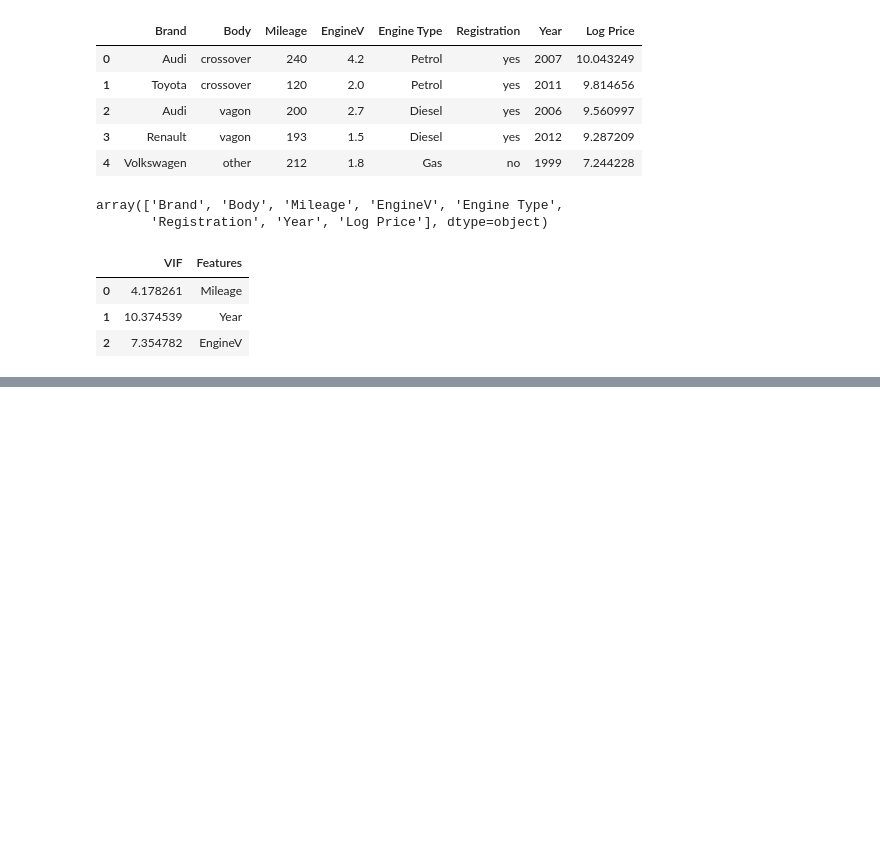
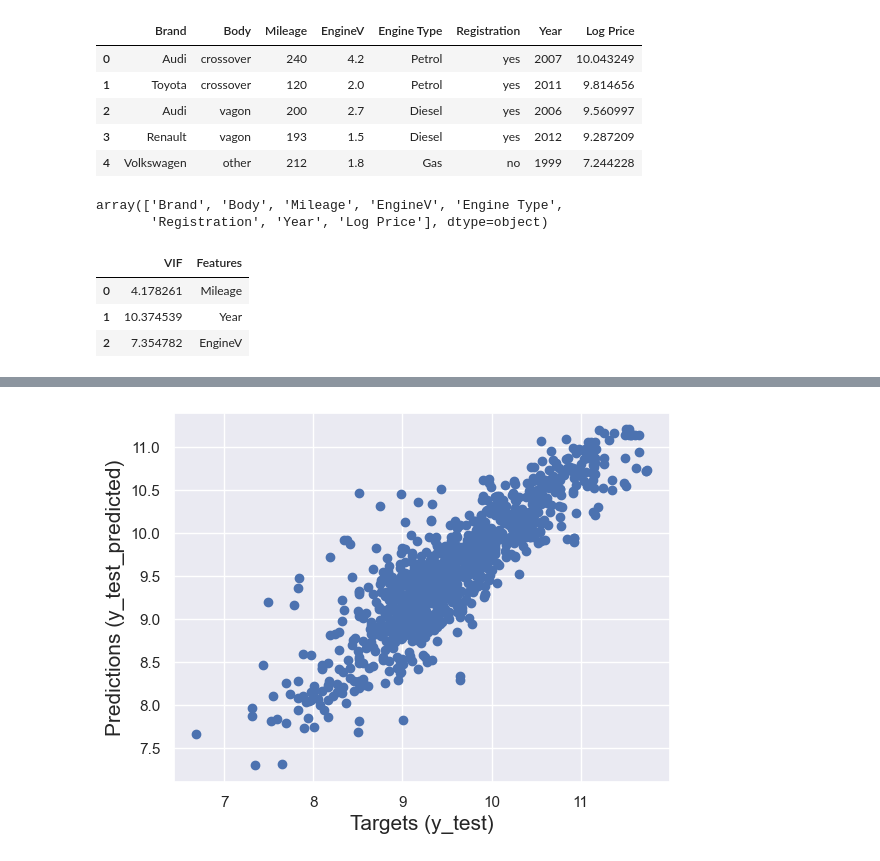
Before and after one commit to psalmskalu/data_science_class_with_smyle, a Jupyter notebook: exercise class/car_prices.ipynb, the cells around one changed output, grey strips where cells are left out. Drawn from its saved outputs; the diff is of its cells as text; code cells hidden in the pictures; blank space fills up the shorter version.

```diff
--- a/exercise class/car_prices.ipynb
+++ b/exercise class/car_prices.ipynb
@@ -363,0 +547,14 @@ vif
+# %%
+# TEsting of our model
+
+y_test_predicted = regression.predict(x_test)
+# %%
+plt.scatter(y_test, y_test_predicted)
+plt.xlabel('Targets (y_test)', size=15)
+plt.ylabel('Predictions (y_test_predicted)', size=15)
+
+
+
+plt.show()
+# %% [output]
+[figure, added]
```
Also changed, not shown: parts of 29 cells of this notebook.
